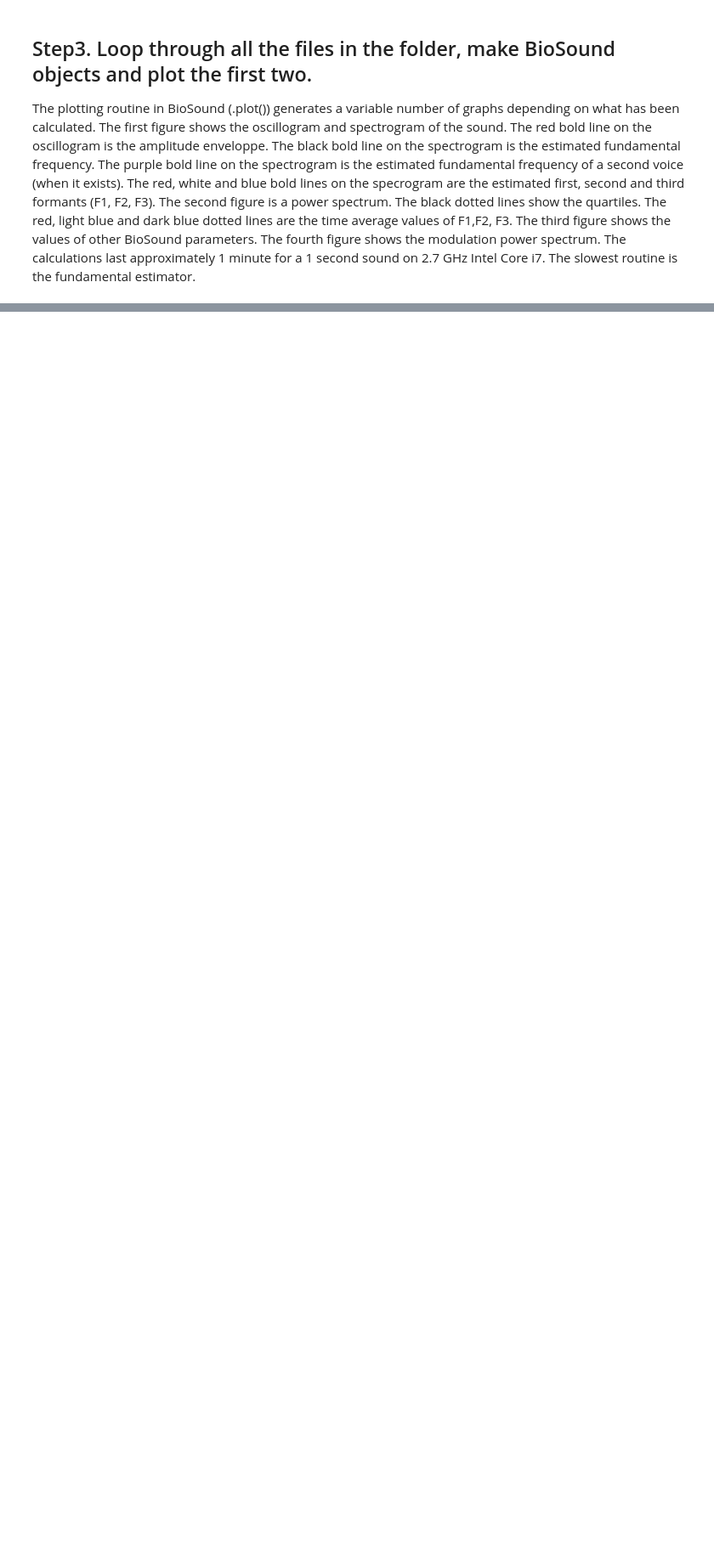
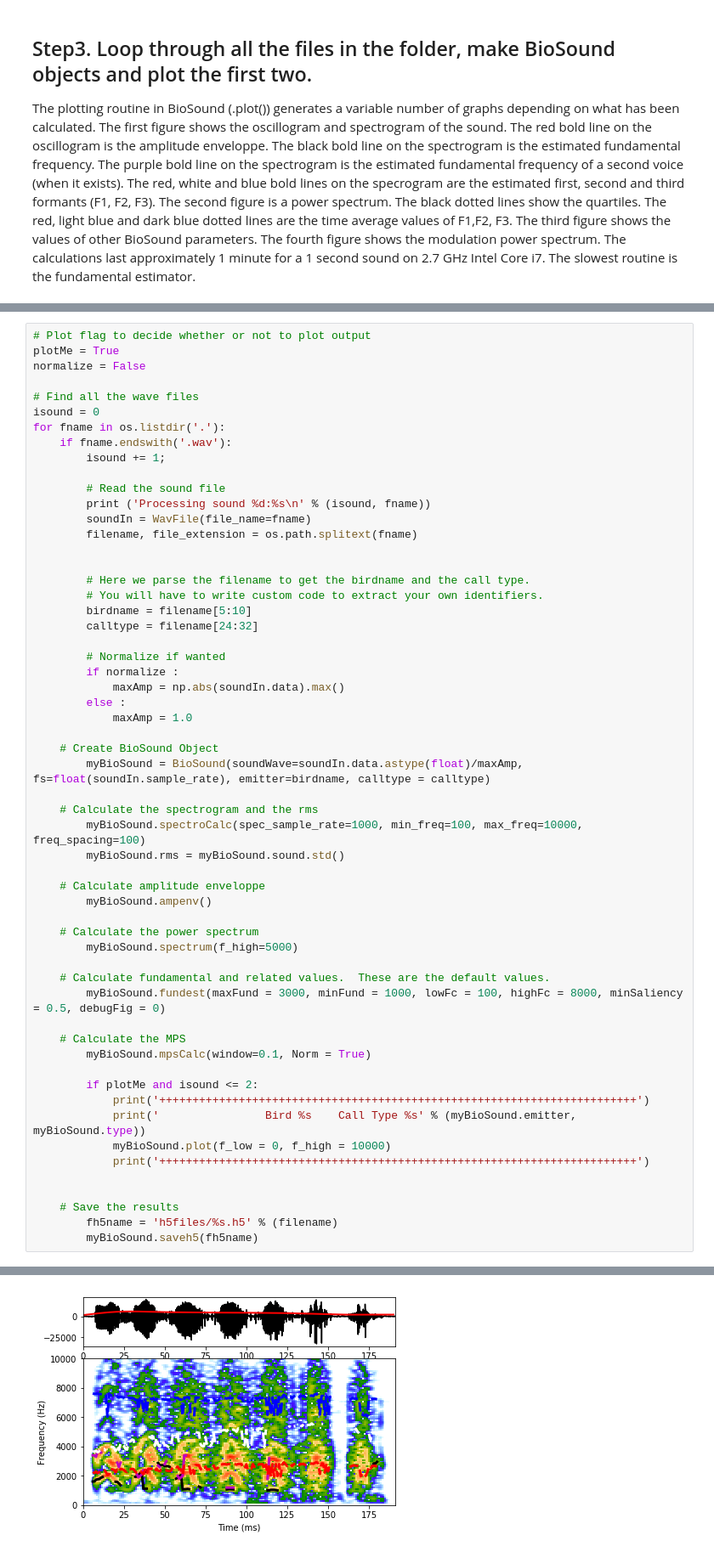
Before and after one commit to julieelie/LMC, a Jupyter notebook: BioSoundBat1.ipynb, the cells around one changed output, grey strips where cells are left out. Shown at 85% size. Saved outputs shown, nothing was run; the diff lists cells and outputs as text; blank space fills up the shorter version.

```diff
--- a/BioSoundBat1.ipynb
+++ b/BioSoundBat1.ipynb
@@ -106,0 +139,58 @@ Processing sound 1:HoHa_190130_1007_voc_1_98584575.wav
+# %%
+# Plot flag to decide whether or not to plot output
+plotMe = True
+normalize = False
+
+# Find all the wave files
+isound = 0
+for fname in os.listdir('.'):
+    if fname.endswith('.wav'):
+        isound += 1;
+
+        # Read the sound file
+        print ('Processing sound %d:%s\n' % (isound, fname))
+        soundIn = WavFile(file_name=fname)
+        filename, file_extension = os.path.splitext(fname)
+
+
+        # Here we parse the filename to get the birdname and the call type.
+        # You will have to write custom code to extract your own identifiers.
+        birdname = filename[5:10]
+        calltype = filename[24:32]
+
+        # Normalize if wanted
+        if normalize :
+            maxAmp = np.abs(soundIn.data).max()
+        else :
+            maxAmp = 1.0
+
+    # Create BioSound Object
+        myBioSound = BioSound(soundWave=soundIn.data.astype(float)/maxAmp, fs=float(soundIn.sample_rate), emitter=birdname, calltype = calltype)
+
+    # Calculate the spectrogram and the rms
+        myBioSound.spectroCalc(spec_sample_rate=1000, min_freq=100, max_freq=10000, freq_spacing=100)
+        myBioSound.rms = myBioSound.sound.std()
+
+    # Calculate amplitude enveloppe
+        myBioSound.ampenv()
+
+    # Calculate the power spectrum
+        myBioSound.spectrum(f_high=5000)
+
+    # Calculate fundamental and related values.  These are the default values.
+        myBioSound.fundest(maxFund = 3000, minFund = 1000, lowFc = 100, highFc = 8000, minSaliency = 0.5, debugFig = 0)
+
+    # Calculate the MPS
+        myBioSound.mpsCalc(window=0.1, Norm = True)
+
+        if plotMe and isound <= 2:
+            print('++++++++++++++++++++++++++++++++++++++++++++++++++++++++++++++++++++++++')
+            print('                Bird %s    Call Type %s' % (myBioSound.emitter, myBioSound.type))
+            myBioSound.plot(f_low = 0, f_high = 10000)
+            print('++++++++++++++++++++++++++++++++++++++++++++++++++++++++++++++++++++++++')
+
+
+    # Save the results
+        fh5name = 'h5files/%s.h5' % (filename)
+        myBioSound.saveh5(fh5name)
+# %% [output]
@@ -106,0 +201 @@ Processing sound 1:HoHa_190130_1007_voc_1_98584575.wav
+[figure, added]
```
Also changed, not shown: parts of 4 cells of this notebook, 1 other file.
